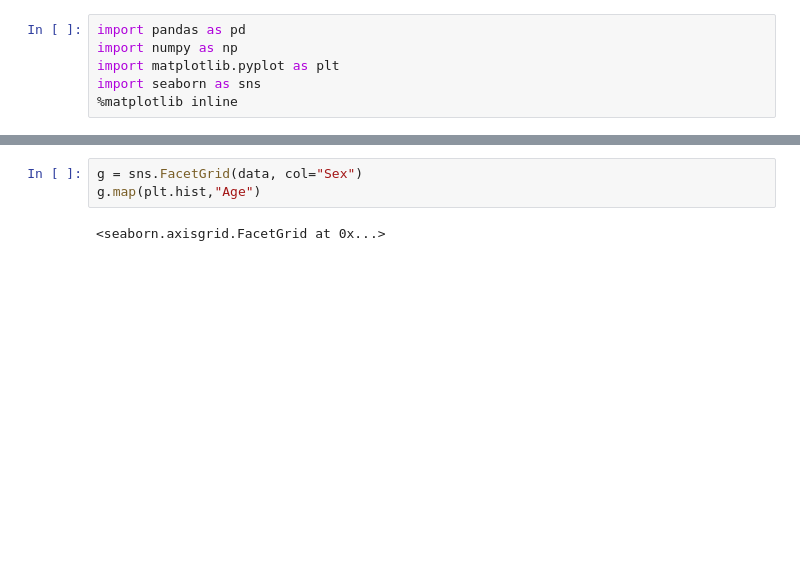
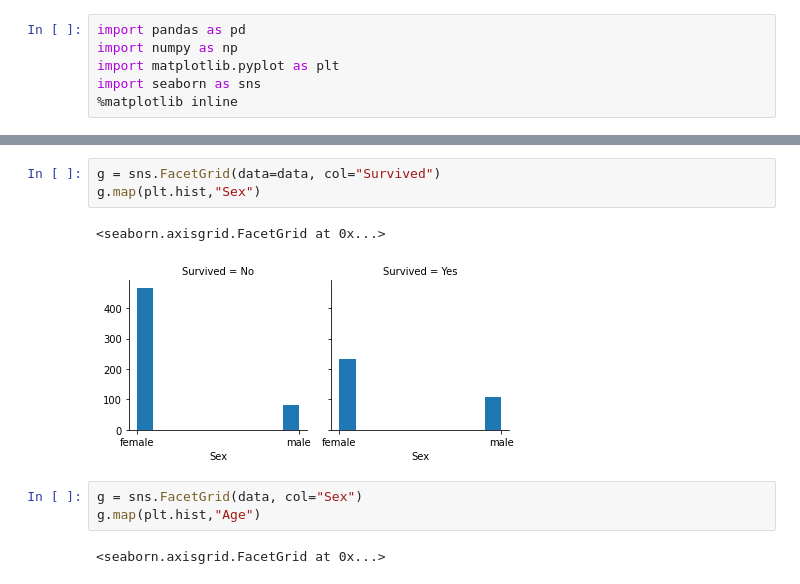
Before and after one commit to isahaji/data_viz, a Jupyter notebook: main.ipynb, the cells around one changed output, grey strips where cells are left out. Drawn from its saved outputs; the diff is of its cells as text; blank space fills up the shorter version.

```diff
--- a/main.ipynb
+++ b/main.ipynb
@@ -49,3 +44,9 @@ memory usage: 83.7+ KB
+# %%
+g = sns.FacetGrid(data=data, col="Survived")
+g.map(plt.hist,"Sex")
+# %% [output]
+<seaborn.axisgrid.FacetGrid at 0x...>
+[figure, added]
 # %%
 g = sns.FacetGrid(data, col="Sex")
 g.map(plt.hist,"Age")
```
Also changed, not shown: parts of 7 cells of this notebook.
